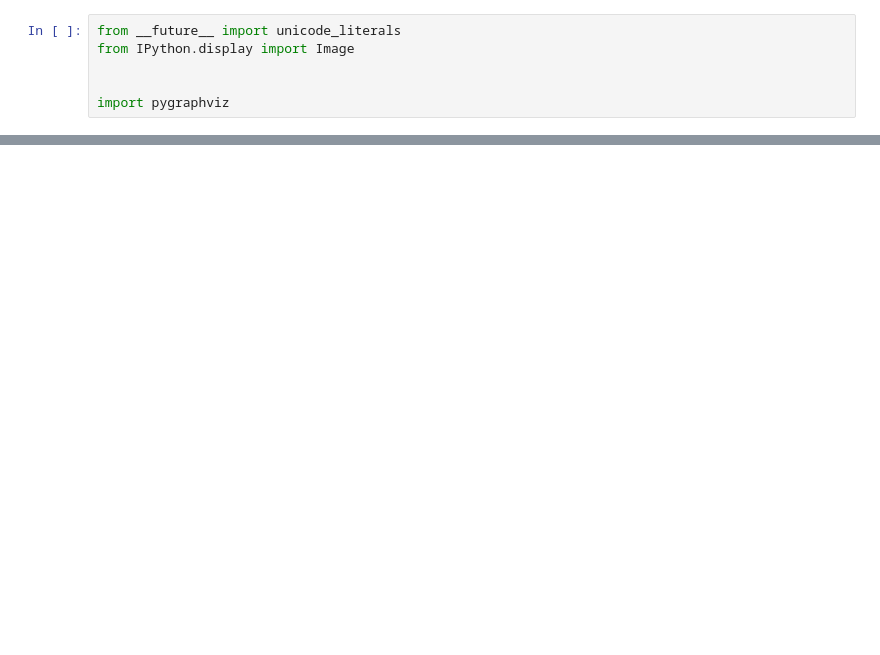
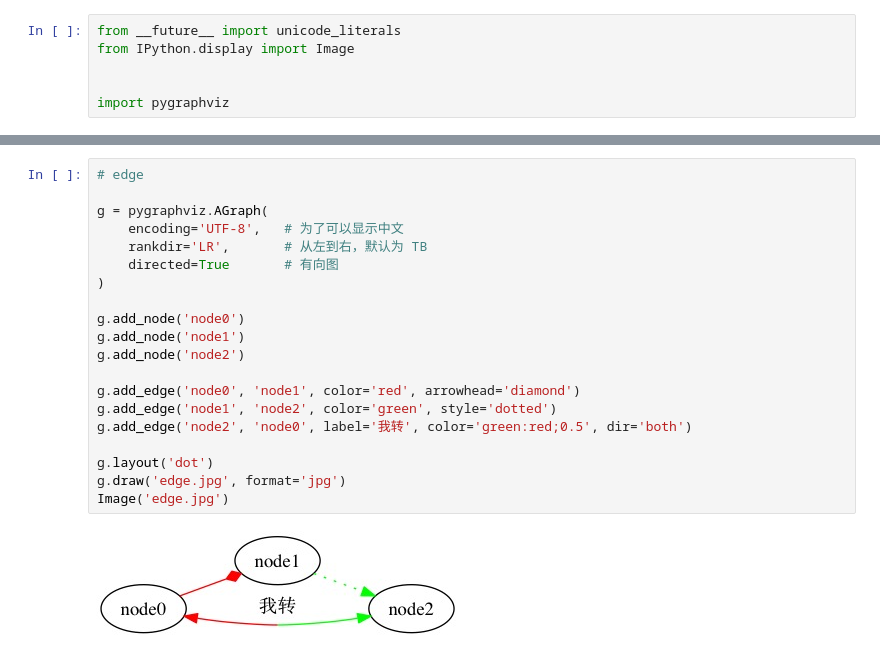
Before and after one commit to Laisky/HelloWorld, a Jupyter notebook: py2/pygraphviz/demo.ipynb, the cells around one changed output, grey strips where cells are left out. Drawn from its saved outputs; the diff is of its cells as text; blank space fills up the shorter version.

```diff
--- a/py2/pygraphviz/demo.ipynb
+++ b/py2/pygraphviz/demo.ipynb
@@ -25,0 +49,22 @@ Image('demo.jpg')
+# %%
+# edge
+
+g = pygraphviz.AGraph(
+    encoding='UTF-8',   # 为了可以显示中文
+    rankdir='LR',       # 从左到右，默认为 TB
+    directed=True       # 有向图
+)
+
+g.add_node('node0')
+g.add_node('node1')
+g.add_node('node2')
+
+g.add_edge('node0', 'node1', color='red', arrowhead='diamond')
+g.add_edge('node1', 'node2', color='green', style='dotted')
+g.add_edge('node2', 'node0', label='我转', color='green:red;0.5', dir='both')
+
+g.layout('dot')
+g.draw('edge.jpg', format='jpg')
+Image('edge.jpg')
+# %% [output]
+[figure, added]
```
Also changed, not shown: parts of 3 cells of this notebook, 9 other files.
